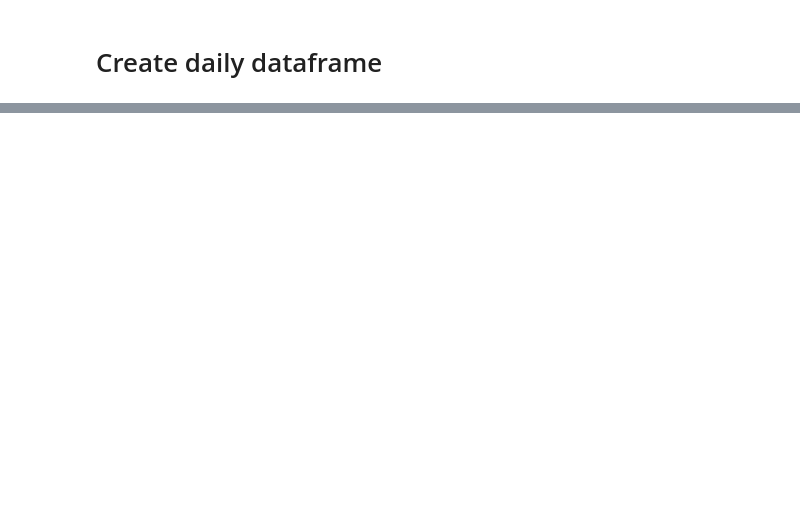
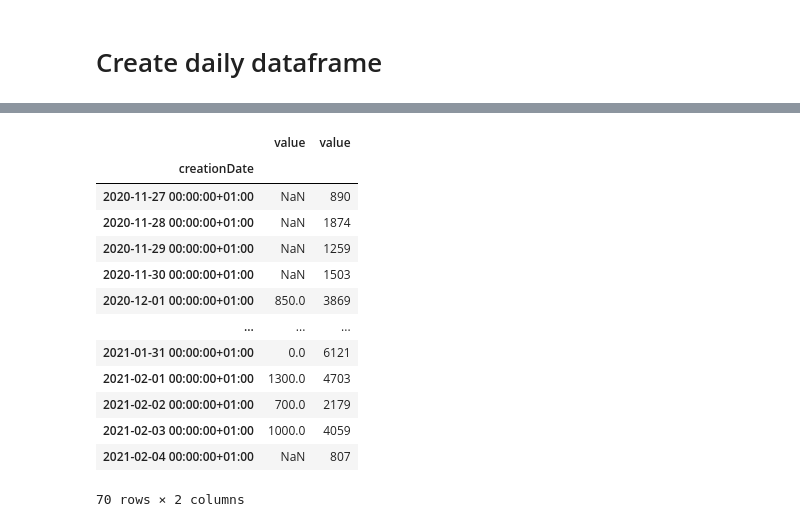
Before and after one commit to JaEuMa/AnalyzeAppleHealth, a Jupyter notebook: apfelgesundheit.ipynb, the cells around one changed output, grey strips where cells are left out. Drawn from its saved outputs; the diff is of its cells as text; code cells hidden in the pictures; blank space fills up the shorter version.

```diff
--- a/apfelgesundheit.ipynb
+++ b/apfelgesundheit.ipynb
@@ -77,0 +65,40 @@ Freq: D, Name: @value, Length: 70, dtype: int64
+# %%
+### Steps ###
+
+# make dataframe with steps
+dfSteps = df[df['type'] == 'HKQuantityTypeIdentifierStepCount']
+
+# convert to numeric value
+dfSteps.loc[:, 'value'] = pd.to_numeric(
+    dfSteps.loc[:, 'value'])
+
+
+# limit the devices in case of multiple devices
+#df = df[df['@sourceName'] == 'iPhone XS']
+
+#group by date
+dfSteps = dfSteps.groupby('creationDate').sum()
+
+# sum up over day
+dfSteps = dfSteps.resample('D').sum()
+
+print(dfSteps)
+
+### Water ###
+
+# make dataframe with steps
+dfWater = df[df['type'] == 'HKQuantityTypeIdentifierDietaryWater']
+
+
+# convert to numeric value
+dfWater.loc[:, 'value'] = pd.to_numeric(
+    dfWater.loc[:, 'value'])
+
+# limit the devices in case of multiple devices
+#df = df[df['@sourceName'] == 'iPhone XS']
+
+#group by date
+dfWater = dfWater.groupby('creationDate').sum()
+
+# sum up over day
+dfWater = dfWater.resample('D').sum()
@@ -77,0 +126,19 @@ Freq: D, Name: @value, Length: 70, dtype: int64
+# %%
+dfMerged = pd.concat([dfWater, dfSteps], axis=1)
+
+dfMerged
+# %% [output]
+|  | value | value |
+| creationDate |  |  |
+| 2020-11-27 00:00:00+01:00 | NaN | 890 |
+| 2020-11-28 00:00:00+01:00 | NaN | 1874 |
+| 2020-11-29 00:00:00+01:00 | NaN | 1259 |
+| 2020-11-30 00:00:00+01:00 | NaN | 1503 |
+| 2020-12-01 00:00:00+01:00 | 850.0 | 3869 |
+| ... | ... | ... |
+| 2021-01-31 00:00:00+01:00 | 0.0 | 6121 |
+| 2021-02-01 00:00:00+01:00 | 1300.0 | 4703 |
+| 2021-02-02 00:00:00+01:00 | 700.0 | 2179 |
+| 2021-02-03 00:00:00+01:00 | 1000.0 | 4059 |
+| 2021-02-04 00:00:00+01:00 | NaN | 807 |
+70 rows × 2 columns
```
Also changed, not shown: parts of 5 cells of this notebook.
